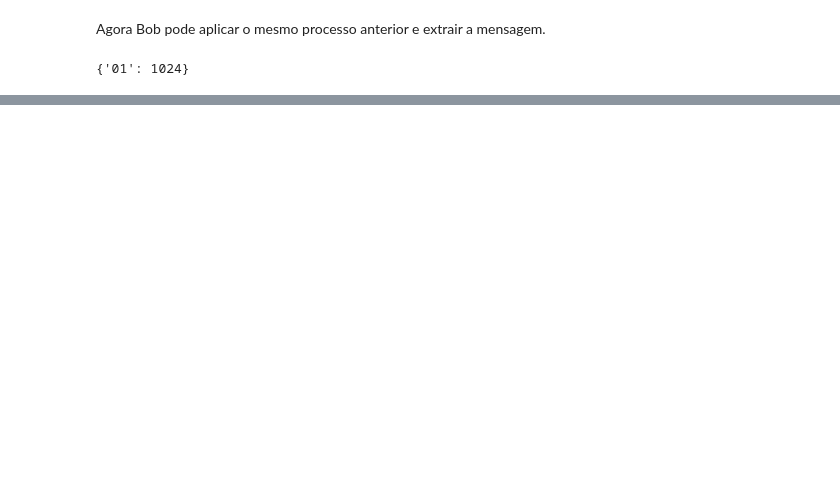
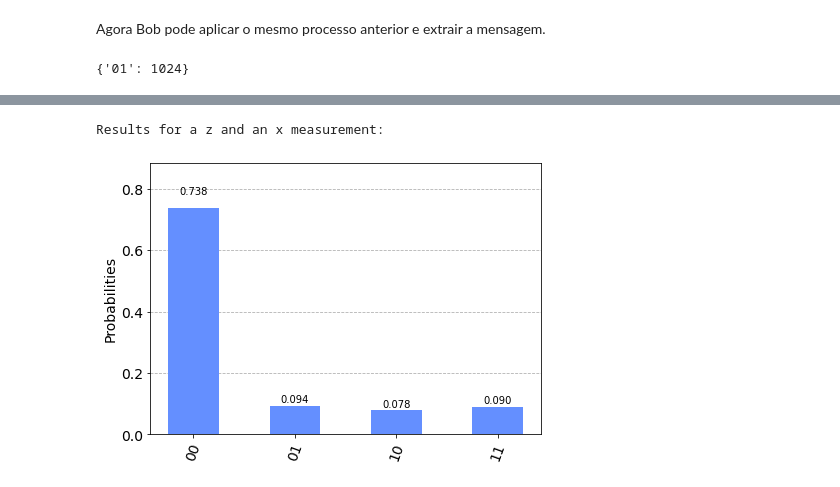
Before and after one commit to G-Carneiro/GCQ, a Jupyter notebook: Qiskit/Introduction/entangled-states.ipynb, the cells around one changed output, grey strips where cells are left out. Drawn from its saved outputs; the diff is of its cells as text; code cells hidden in the pictures; blank space fills up the shorter version.

```diff
--- a/Qiskit/Introduction/entangled-states.ipynb
+++ b/Qiskit/Introduction/entangled-states.ipynb
@@ -398,0 +647,12 @@ O resultado final é que Alice enviou dois bits de informação para Bob, mas s
+# %%
+meas_xx = QuantumCircuit(2,2)
+meas_xx.h([0,1])
+meas_xx.measure([0,1],[0,1])
+meas_xx.h(0)
+
+print('Results for a z and an x measurement:')
+counts = backend.run(qc_charlie.compose(meas_xx)).result().get_counts()
+plot_histogram(counts)
+# %% [output]
+Results for a z and an x measurement:
+[figure, added]
```
Also changed, not shown: parts of 35 cells of this notebook, 1 other file.
